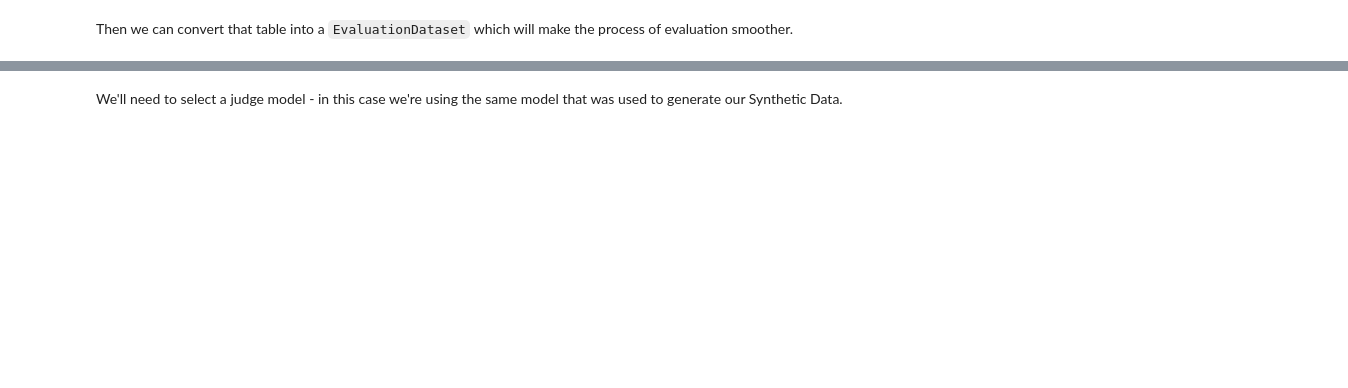
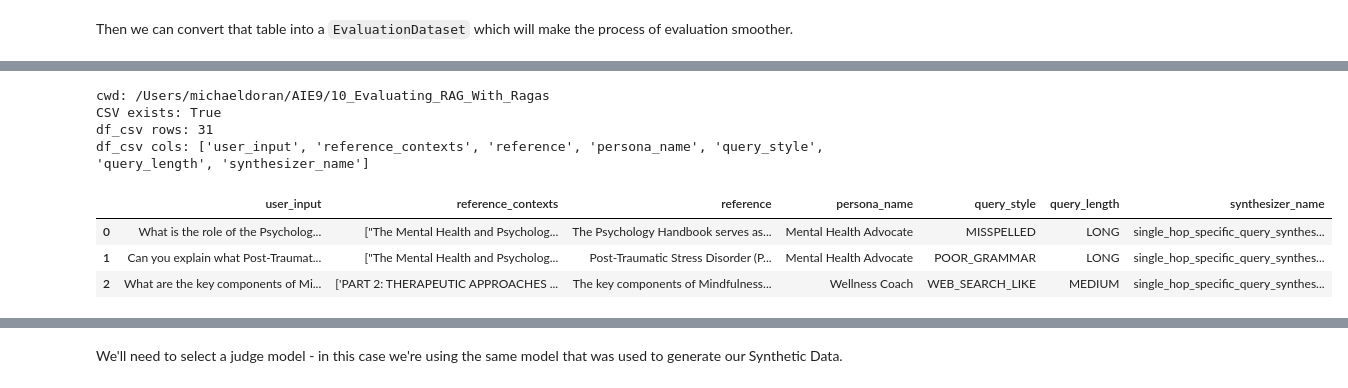
Before and after one commit to ncc1701mike/AIE9, a Jupyter notebook: 10_Evaluating_RAG_With_Ragas/Evaluating_RAG_Assignment.ipynb, the cells around one changed output, grey strips where cells are left out. Cells and saved outputs as stored; diff of their text form; code cells hidden in the pictures; blank space fills up the shorter version.

Commit message:
HW10 Evaluating_RAG complete

```diff
--- a/10_Evaluating_RAG_With_Ragas/Evaluating_RAG_Assignment.ipynb
+++ b/10_Evaluating_RAG_With_Ragas/Evaluating_RAG_Assignment.ipynb
@@ -306,0 +500,23 @@ evaluation_dataset = EvaluationDataset.from_pandas(df)
+# %%
+import os
+import pandas as pd
+
+# If you know the exact filename, set it here.
+CSV_PATH = "ragas_testset.csv"
+
+print("cwd:", os.getcwd())
+print("CSV exists:", os.path.exists(CSV_PATH))
+
+df_csv = pd.read_csv(CSV_PATH)
+print("df_csv rows:", len(df_csv))
+print("df_csv cols:", list(df_csv.columns))
+df_csv.head(3)
+# %% [output]
+cwd: /Users/michaeldoran/AIE9/10_Evaluating_RAG_With_Ragas
+CSV exists: True
+df_csv rows: 31
+df_csv cols: ['user_input', 'reference_contexts', 'reference', 'persona_name', 'query_style', 'query_length', 'synthesizer_name']
+|  | user_input | reference_contexts | reference | persona_name | query_style | query_length | synthesizer_name |
+| 0 | What is the role of the Psycholog... | ["The Mental Health and Psycholog... | The Psychology Handbook serves as... | Mental Health Advocate | MISSPELLED | LONG | single_hop_specific_query_synthes... |
+| 1 | Can you explain what Post-Traumat... | ["The Mental Health and Psycholog... | Post-Traumatic Stress Disorder (P... | Mental Health Advocate | POOR_GRAMMAR | LONG | single_hop_specific_query_synthes... |
+| 2 | What are the key components of Mi... | ['PART 2: THERAPEUTIC APPROACHES ... | The key components of Mindfulness... | Wellness Coach | WEB_SEARCH_LIKE | MEDIUM | single_hop_specific_query_synthes... |
```
Also changed, not shown: parts of 26 cells of this notebook, 6 other files.
